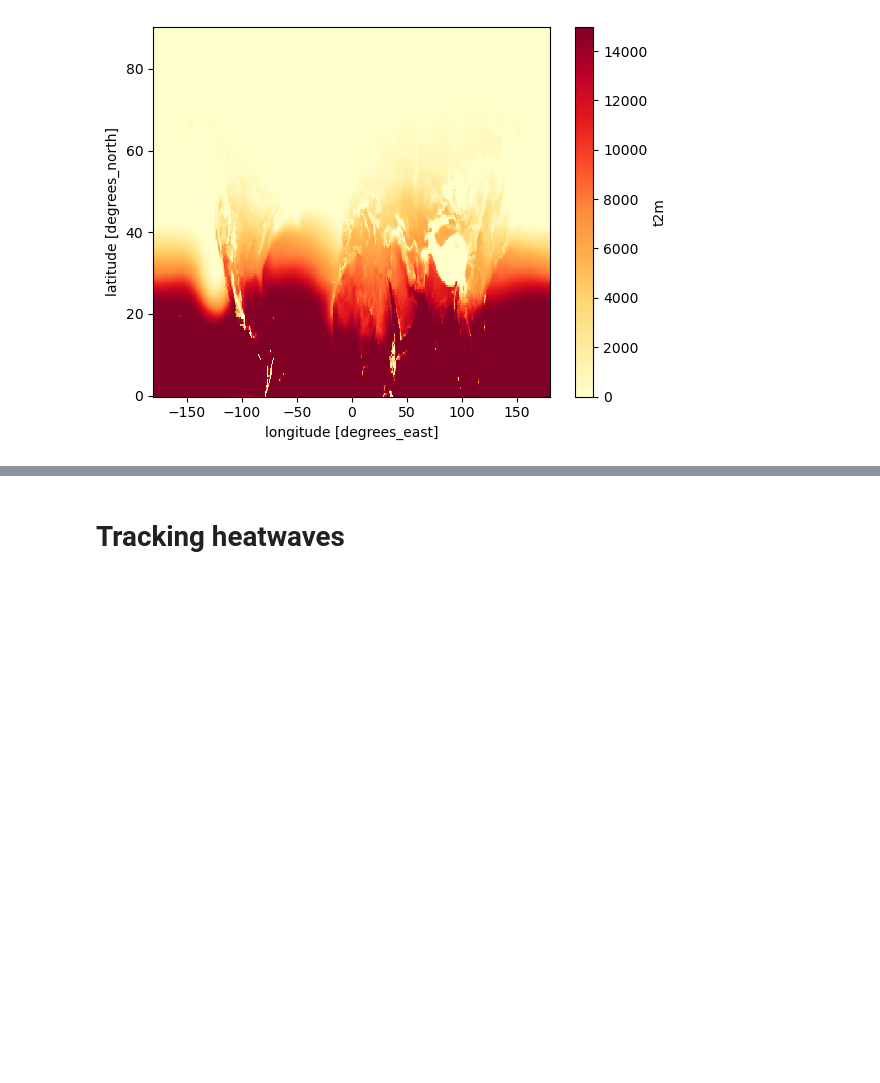
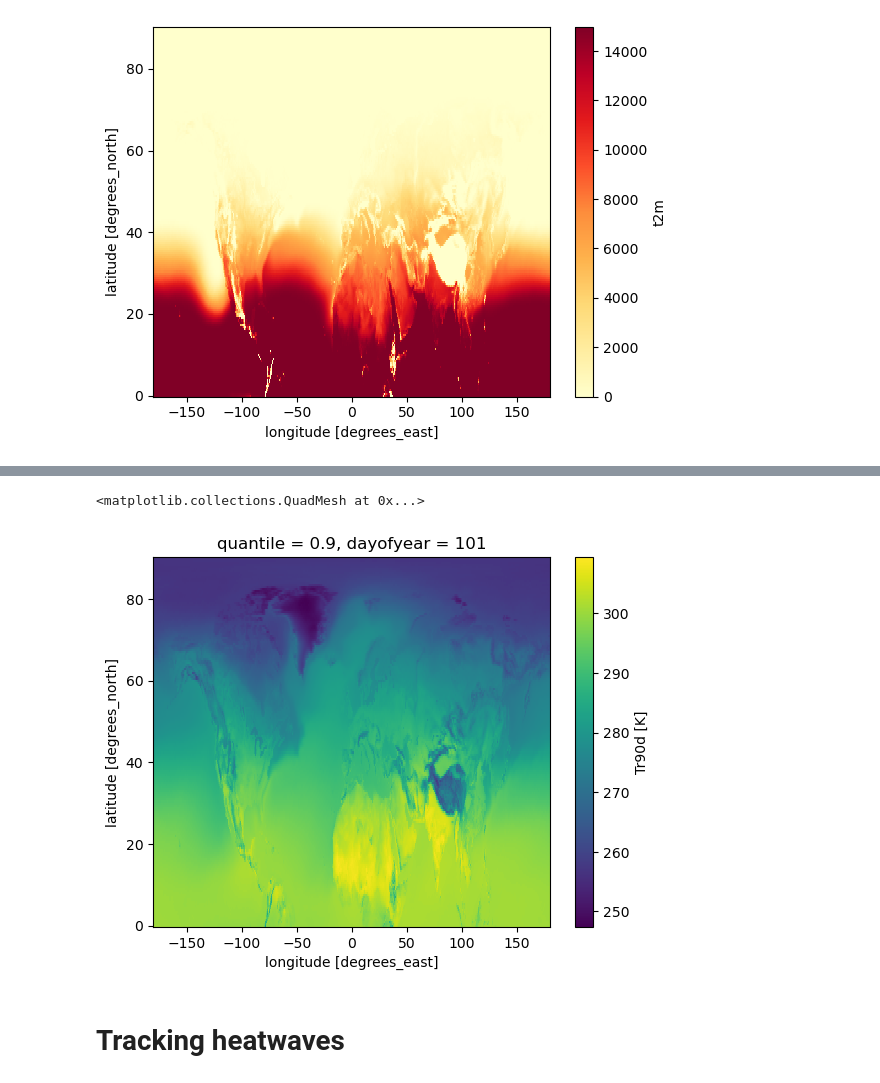
Before and after one commit to edgardotes/HW_contrack, a Jupyter notebook: HW_contrack.ipynb, the cells around one changed output, grey strips where cells are left out. Saved outputs shown, nothing was run; the diff lists cells and outputs as text; code cells hidden in the pictures; blank space fills up the shorter version.

```diff
--- a/HW_contrack.ipynb
+++ b/HW_contrack.ipynb
@@ -255,0 +391,5 @@ temp_mask.sum(dim=["time"]).plot(
+# %%
+#tmax=xr.open_mfdataset('/scratch2/edolores/era5/TS_era5/t2m_day_*_0p5deg.nc',
+#                       chunks={"time": 365, "lat": 90, "lon": 180})['t2m']
+tmax=xr.open_mfdataset('/scratch2/edolores/era5/TS_era5/t2m_day_*_0p5deg.nc')['t2m']
+tmax
@@ -256,3 +422,15 @@ temp_mask.sum(dim=["time"]).plot(
+# %%
+# ----------------------------
+# Main pipeline
+# ----------------------------
+# 1) Compute Tr90d on 1961–1990 (±15 days => 31-day window)
+tr90d = compute_tr90d(tmax, ref_start="1961-01-01", ref_end="1990-12-31",
+                      window_halfwidth=15, q=0.90)
+# %%
+tr90d.isel(dayofyear=100).plot()
+# %% [output]
+<matplotlib.collections.QuadMesh at 0x...>
+[figure, added]
 # %% [markdown]
 # Tracking heatwaves
 # %%
```
Also changed, not shown: parts of 16 cells of this notebook, 1 other file.
